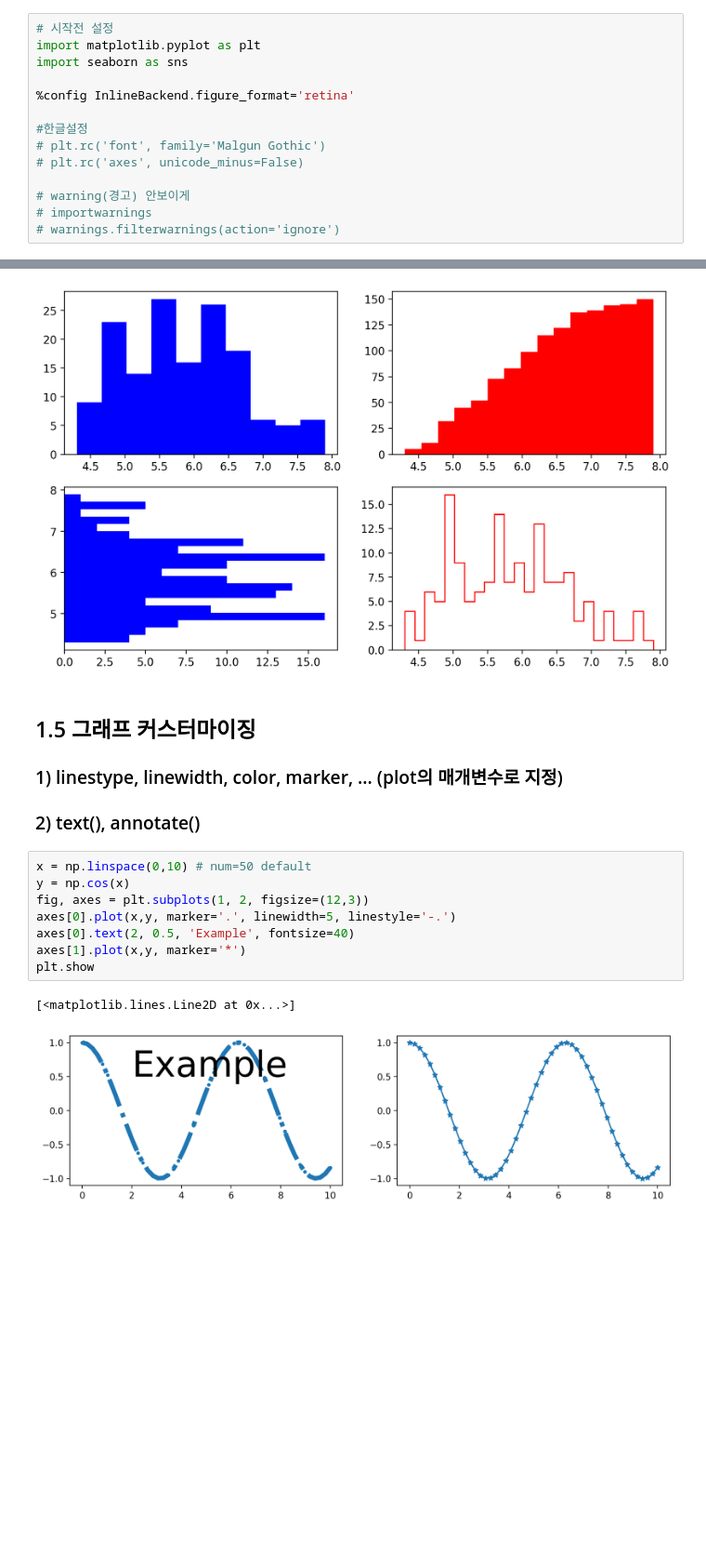
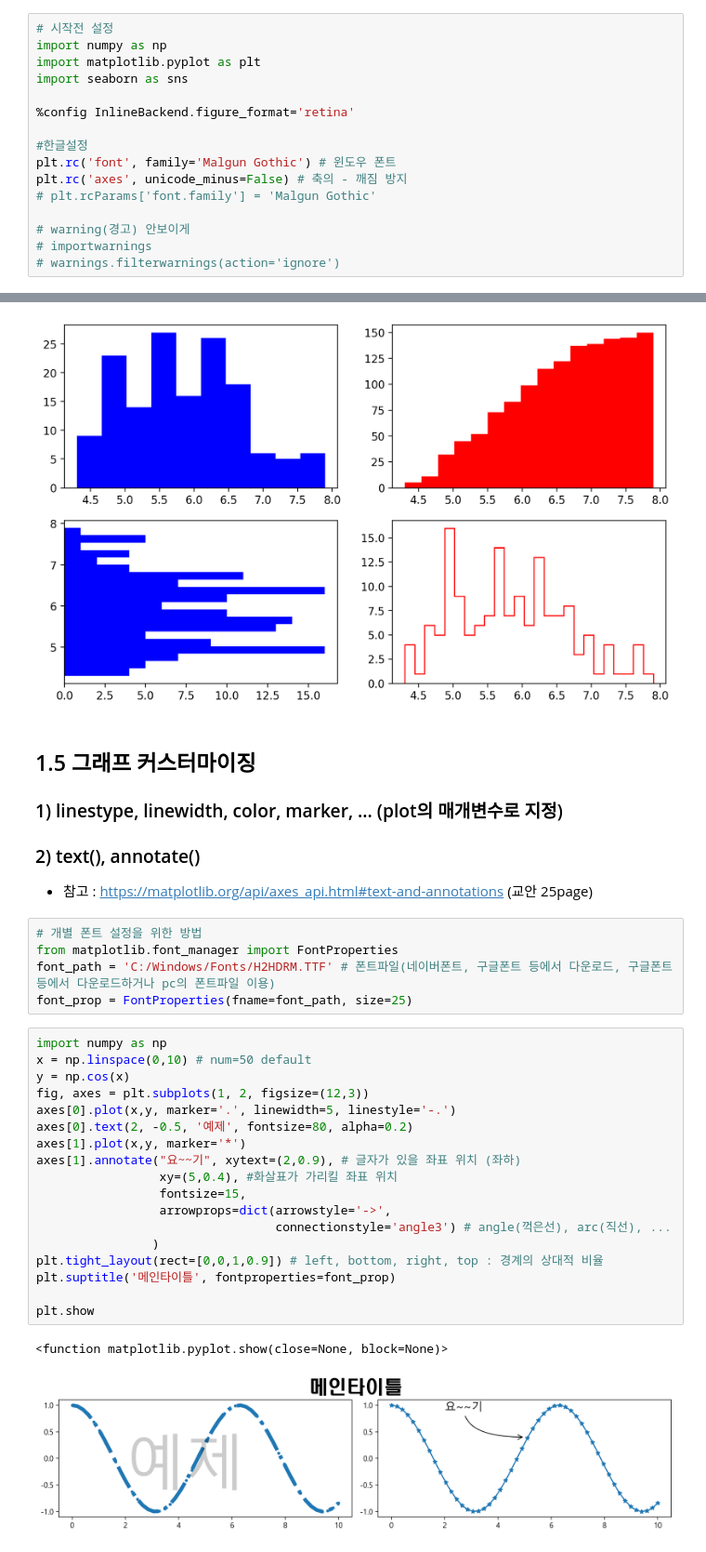
Before and after one commit to ksmindpks/ai_x, a Jupyter notebook: source/01_python/ch12_데이터 시각화.ipynb, the cells around one changed output, grey strips where cells are left out. Shown at 93% size. Cells and saved outputs as stored; diff of their text form; blank space fills up the shorter version.

```diff
--- a/source/01_python/ch12_데이터 시각화.ipynb
+++ b/source/01_python/ch12_데이터 시각화.ipynb
@@ -31,14 +32,16 @@ matplotlib.__version__
 ## 1.1 패키지 import 및 기본 설정
 # %%
 # 시작전 설정
+import numpy as np
 import matplotlib.pyplot as plt
 import seaborn as sns
 
 %config InlineBackend.figure_format='retina'
 
 #한글설정
-# plt.rc('font', family='Malgun Gothic')
-# plt.rc('axes', unicode_minus=False)
+plt.rc('font', family='Malgun Gothic') # 윈도우 폰트
+plt.rc('axes', unicode_minus=False) # 축의 - 깨짐 방지
+# plt.rcParams['font.family'] = 'Malgun Gothic'
 
 # warning(경고) 안보이게
 # importwarnings
@@ -230,14 +234,30 @@ plt.show()
 ## 1.5 그래프 커스터마이징
 ### 1) linestype, linewidth, color, marker, ... (plot의 매개변수로 지정)
 ### 2) text(), annotate()
+- 참고 : https://matplotlib.org/api/axes_api.html#text-and-annotations (교안 25page)
+# %%
+# 개별 폰트 설정을 위한 방법
+from matplotlib.font_manager import FontProperties
+font_path = 'C:/Windows/Fonts/H2HDRM.TTF' # 폰트파일(네이버폰트, 구글폰트 등에서 다운로드, 구글폰트 등에서 다운로드하거나 pc의 폰트파일 이용)
+font_prop = FontProperties(fname=font_path, size=25)
 # %%
+import numpy as np
 x = np.linspace(0,10) # num=50 default
 y = np.cos(x)
 fig, axes = plt.subplots(1, 2, figsize=(12,3))
 axes[0].plot(x,y, marker='.', linewidth=5, linestyle='-.')
-axes[0].text(2, 0.5, 'Example', fontsize=40)
+axes[0].text(2, -0.5, '예제', fontsize=80, alpha=0.2)
 axes[1].plot(x,y, marker='*')
+axes[1].annotate("요~~기", xytext=(2,0.9), # 글자가 있을 좌표 위치 (좌하)
+                 xy=(5,0.4), #화살표가 가리킬 좌표 위치
+                 fontsize=15,
+                 arrowprops=dict(arrowstyle='->',
+                                 connectionstyle='angle3') # angle(꺽은선), arc(직선), ...
+                )
+plt.tight_layout(rect=[0,0,1,0.9]) # left, bottom, right, top : 경계의 상대적 비율
+plt.suptitle('메인타이틀', fontproperties=font_prop)
+
 plt.show
 # %% [output]
-[<matplotlib.lines.Line2D at 0x...>]
+<function matplotlib.pyplot.show(close=None, block=None)>
-[figure, old version]
+[figure, new version]
```
Also changed, not shown: parts of 15 cells of this notebook, 7 other files.
